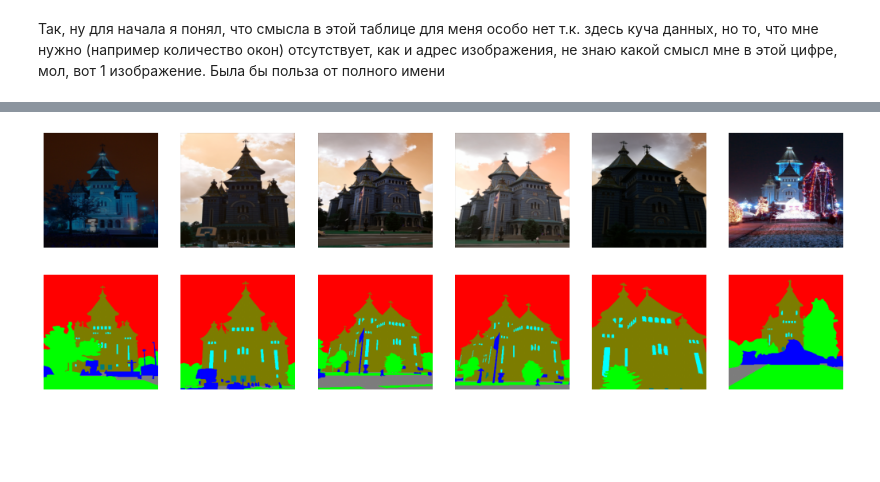
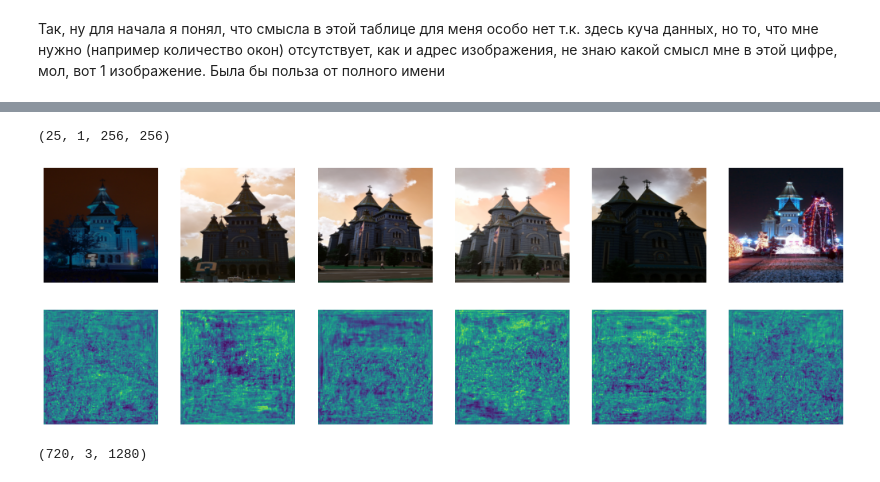
Before and after one commit to Tyrannozavr/machine_learning, a Jupyter notebook: segmentation.ipynb, the cells around one changed output, grey strips where cells are left out. Cells and saved outputs as stored; diff of their text form; code cells hidden in the pictures; blank space fills up the shorter version.

```diff
--- a/segmentation.ipynb
+++ b/segmentation.ipynb
@@ -61,0 +242,8 @@ Y = [resize(y, size, mode='constant', anti_aliasing=False) for y in lesions]
+# %%
+batch_size = 25
+data_tr = DataLoader(list(zip(np.rollaxis(X[tr], 3, 1), Y[tr, np.newaxis])),
+                     batch_size=batch_size, shuffle=True)
+data_val = DataLoader(list(zip(np.rollaxis(X[val], 3, 1), Y[val, np.newaxis])),
+                      batch_size=batch_size, shuffle=True)
+data_ts = DataLoader(list(zip(np.rollaxis(X[ts], 3, 1), Y[ts, np.newaxis])),
+                     batch_size=batch_size, shuffle=True)
@@ -61,0 +310,11 @@ Y = [resize(y, size, mode='constant', anti_aliasing=False) for y in lesions]
+# %%
+test_x, test_y= next(iter(data_tr))
+# %%
+test_x = test_x.float()
+seg_model = smp.Unet(
+    encoder_name='resnet34',
+    encoder_weights='imagenet',
+    classes=1,
+    activation='sigmoid',
+)
+imgs = seg_model(test_x)
@@ -61,0 +323,2 @@ Y = [resize(y, size, mode='constant', anti_aliasing=False) for y in lesions]
+# %%
+imgs = imgs.detach().numpy()
@@ -62,16 +327,22 @@ Y = [resize(y, size, mode='constant', anti_aliasing=False) for y in lesions]
+# %%
+imgs.shape
+# %% [output]
+(25, 1, 256, 256)
 # %%
-import matplotlib.pyplot as plt
-from IPython.display import clear_output
-
 plt.figure(figsize=(18, 6))
 for i in range(6):
     plt.subplot(2, 6, i+1)
     plt.axis("off")
-    plt.imshow(X[i])
+    plt.imshow(resize(images[i], (256, 256, 3)))
 
     plt.subplot(2, 6, i+7)
     plt.axis("off")
-    plt.imshow(Y[i])
+    plt.imshow(imgs[i].squeeze())
+    # plt.imshow(resize(imgs[i], (256, 256, 1)))
 plt.show();
 # %% [output]
-[figure, old version]
+[figure, new version]
+# %%
+np.rollaxis(images[k], 0, 3).shape
+# %% [output]
+(720, 3, 1280)
```
Also changed, not shown: parts of 42 cells of this notebook.
